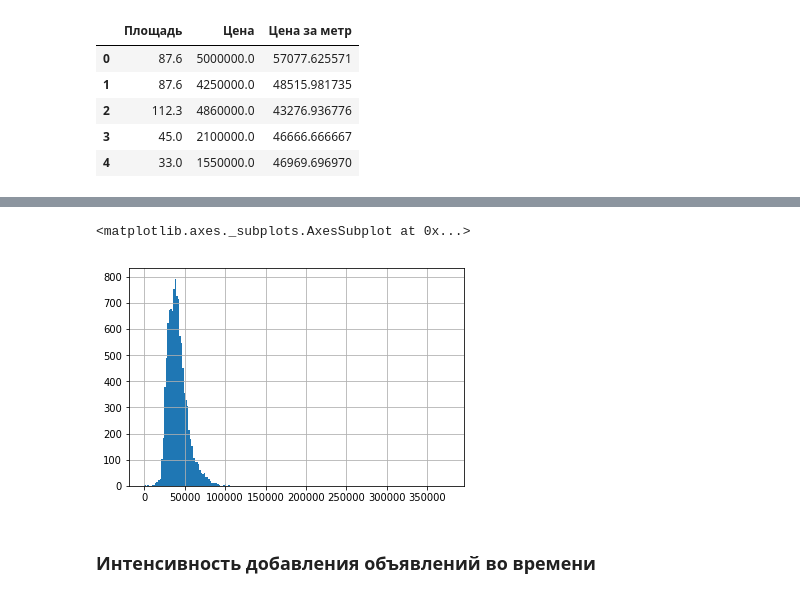
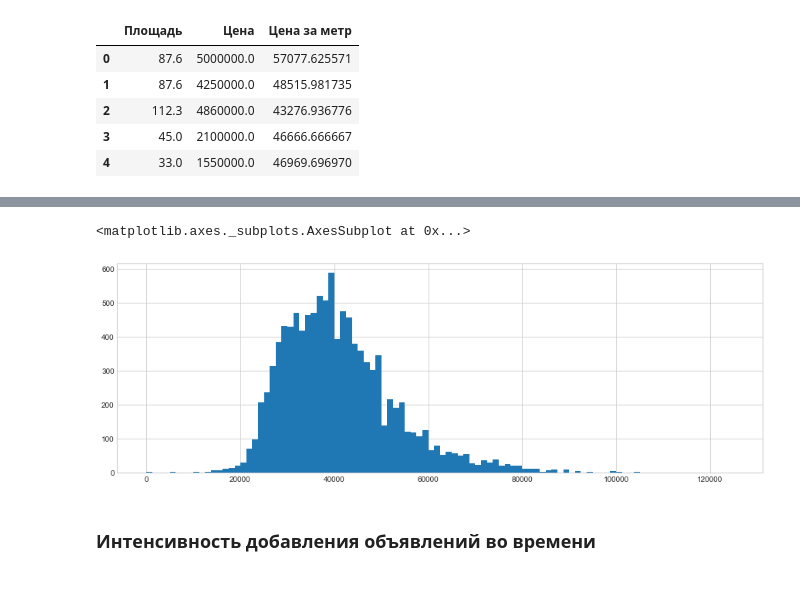
Before and after one commit to tarasovnm/kvadrat64_analysis, a Jupyter notebook: Data analysis.ipynb, the cells around one changed output, grey strips where cells are left out. Drawn from its saved outputs; the diff is of its cells as text; code cells hidden in the pictures.

```diff
--- a/Data analysis.ipynb
+++ b/Data analysis.ipynb
@@ -107,8 +150,10 @@ max      376470.588235
 Name: Цена за метр, dtype: float64
-# %%
-data_flats['Цена за метр'].hist(bins=200)
-# %% [output]
-<matplotlib.axes._subplots.AxesSubplot at 0x...>
-[figure, removed]
+# %%
+fig = plt.figure(figsize = (15, 5))
+ax = fig.gca()
+data_flats['Цена за метр'].hist(bins=100, ax=ax)
+# %% [output]
+<matplotlib.axes._subplots.AxesSubplot at 0x...>
+[figure, added]
 # %% [markdown]
 ### Интенсивность добавления объявлений во времени
```
Also changed, not shown: parts of 27 cells of this notebook, 1 other file.
